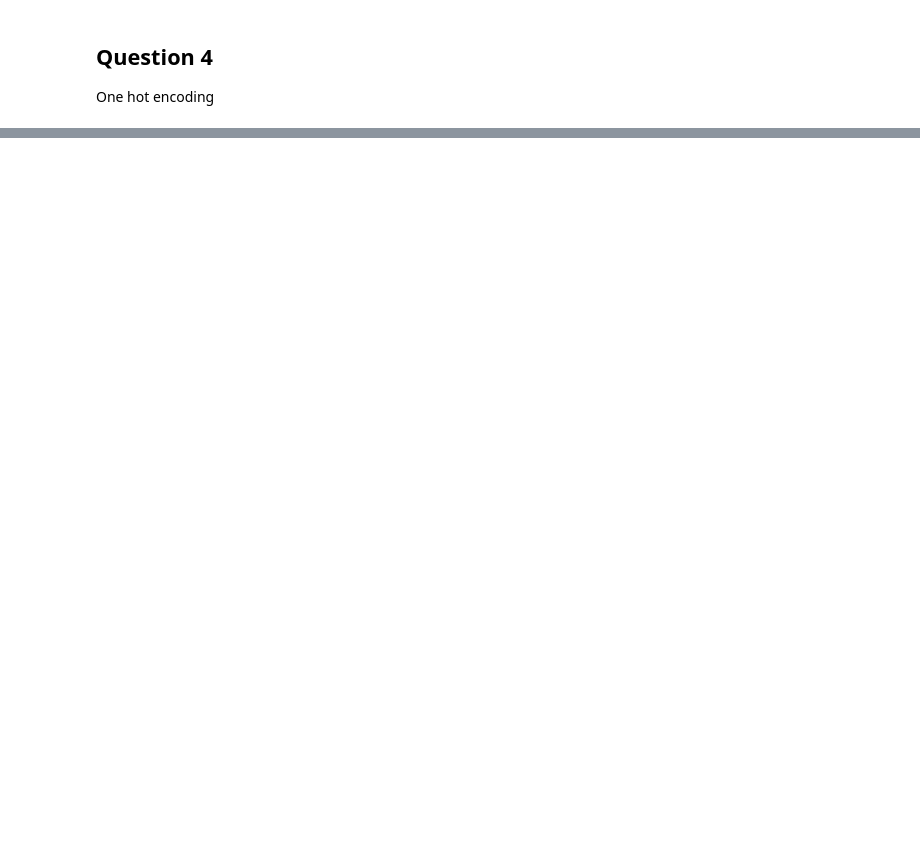
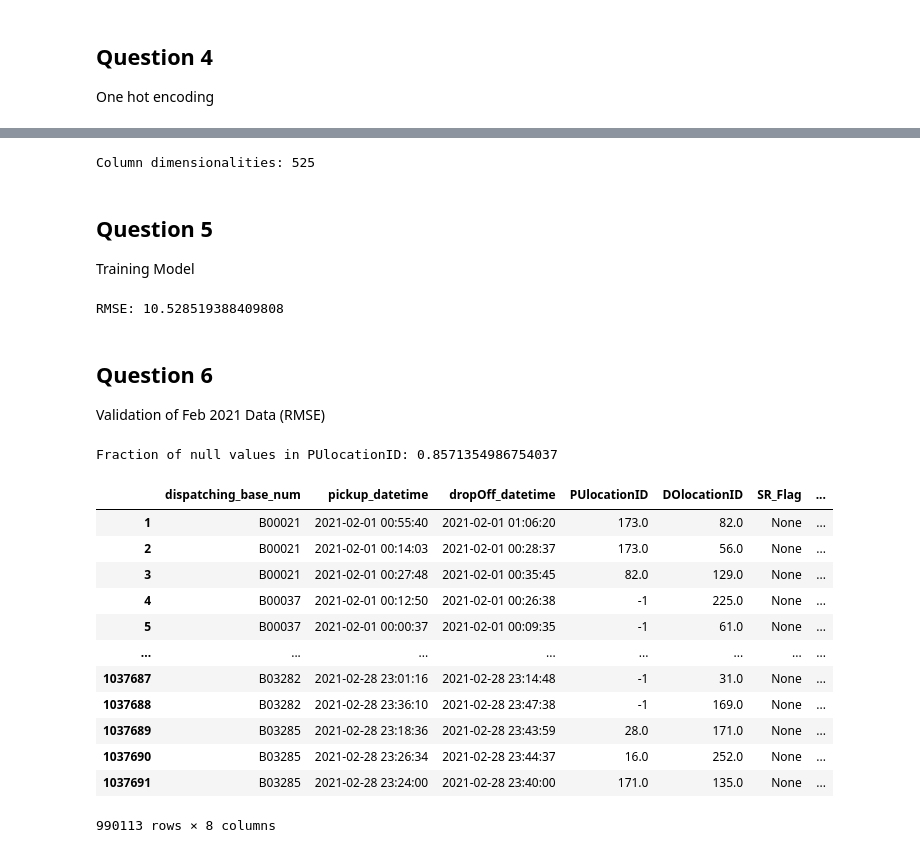
Before and after one commit to desenfirman/mlops-zoomcamp, a Jupyter notebook: _homework/01-intro/duration-prediction-fhv.ipynb, the cells around one changed output, grey strips where cells are left out. Drawn from its saved outputs; the diff is of its cells as text; code cells hidden in the pictures; blank space fills up the shorter version.

Commit message:
feat(homework-1): add answer for question 4,5,6

```diff
--- a/_homework/01-intro/duration-prediction-fhv.ipynb
+++ b/_homework/01-intro/duration-prediction-fhv.ipynb
@@ -200,0 +198,66 @@ mean_squared_error(y_train, y_pred, squared=False)
+# %%
+train_dicts = df_main_no_outlier[['DOlocationID', 'PUlocationID']].to_dict('records')
+
+dv = DictVectorizer()
+X_train = dv.fit_transform(train_dicts)
+
+print(f"Column dimensionalities: {X_train.shape[1]}")
+# %% [output]
+Column dimensionalities: 525
+# %% [markdown]
+## Question 5
+
+Training Model
+# %%
+target = 'duration'
+y_train = df_main_no_outlier[target].values
+
+lr = LinearRegression()
+lr.fit(X_train, y_train)
+
+y_pred = lr.predict(X_train)
+
+print(f"RMSE: {mean_squared_error(y_train, y_pred, squared=False)}")
+# %% [output]
+RMSE: 10.528519388409808
+# %% [markdown]
+## Question 6
+
+Validation of Feb 2021 Data (RMSE)
+# %%
+# Prep data for validation
+
+df_2021_02['duration'] = df_2021_02['dropOff_datetime'] - df_2021_02['pickup_datetime']
+df_2021_02.duration = df_2021_02.duration.apply(lambda td: td.total_seconds() / 60)
+
+df_validation = df_2021_02
+
+
+df_validation = pd.DataFrame(df_validation[(df_validation['duration'] >= 1) & (df_validation['duration'] <= 60)])
+
+# Replace null values with -1 for PUlocationID and DOlocationID
+df_validation['PUlocationID'] = df_validation['PUlocationID'].fillna("-1")
+df_validation['DOlocationID'] = df_validation['DOlocationID'].fillna("-1")
+
+fraction = df_validation[df_validation['PUlocationID'].map(lambda x: x == "-1")].shape[0] / df_validation.shape[0]
+print(f"Fraction of null values in PUlocationID: {fraction}")
+
+# Treat categorical data as string
+df_validation['PUlocationID'] = df_validation['PUlocationID'].astype(str)
+df_validation['DOlocationID'] = df_validation['DOlocationID'].astype(str)
+df_validation
+# %% [output]
+Fraction of null values in PUlocationID: 0.8571354986754037
+|  | dispatching_base_num | pickup_datetime | dropOff_datetime | PUlocationID | DOlocationID | SR_Flag | ... |
+| 1 | B00021 | 2021-02-01 00:55:40 | 2021-02-01 01:06:20 | 173.0 | 82.0 | None | ... |
+| 2 | B00021 | 2021-02-01 00:14:03 | 2021-02-01 00:28:37 | 173.0 | 56.0 | None | ... |
+| 3 | B00021 | 2021-02-01 00:27:48 | 2021-02-01 00:35:45 | 82.0 | 129.0 | None | ... |
+| 4 | B00037 | 2021-02-01 00:12:50 | 2021-02-01 00:26:38 | -1 | 225.0 | None | ... |
+| 5 | B00037 | 2021-02-01 00:00:37 | 2021-02-01 00:09:35 | -1 | 61.0 | None | ... |
+| ... | ... | ... | ... | ... | ... | ... | ... |
+| 1037687 | B03282 | 2021-02-28 23:01:16 | 2021-02-28 23:14:48 | -1 | 31.0 | None | ... |
+| 1037688 | B03282 | 2021-02-28 23:36:10 | 2021-02-28 23:47:38 | -1 | 169.0 | None | ... |
+| 1037689 | B03285 | 2021-02-28 23:18:36 | 2021-02-28 23:43:59 | 28.0 | 171.0 | None | ... |
+| 1037690 | B03285 | 2021-02-28 23:26:34 | 2021-02-28 23:44:37 | 16.0 | 252.0 | None | ... |
+| 1037691 | B03285 | 2021-02-28 23:24:00 | 2021-02-28 23:40:00 | 171.0 | 135.0 | None | ... |
+990113 rows × 8 columns
```
Also changed, not shown: parts of 21 cells of this notebook.
